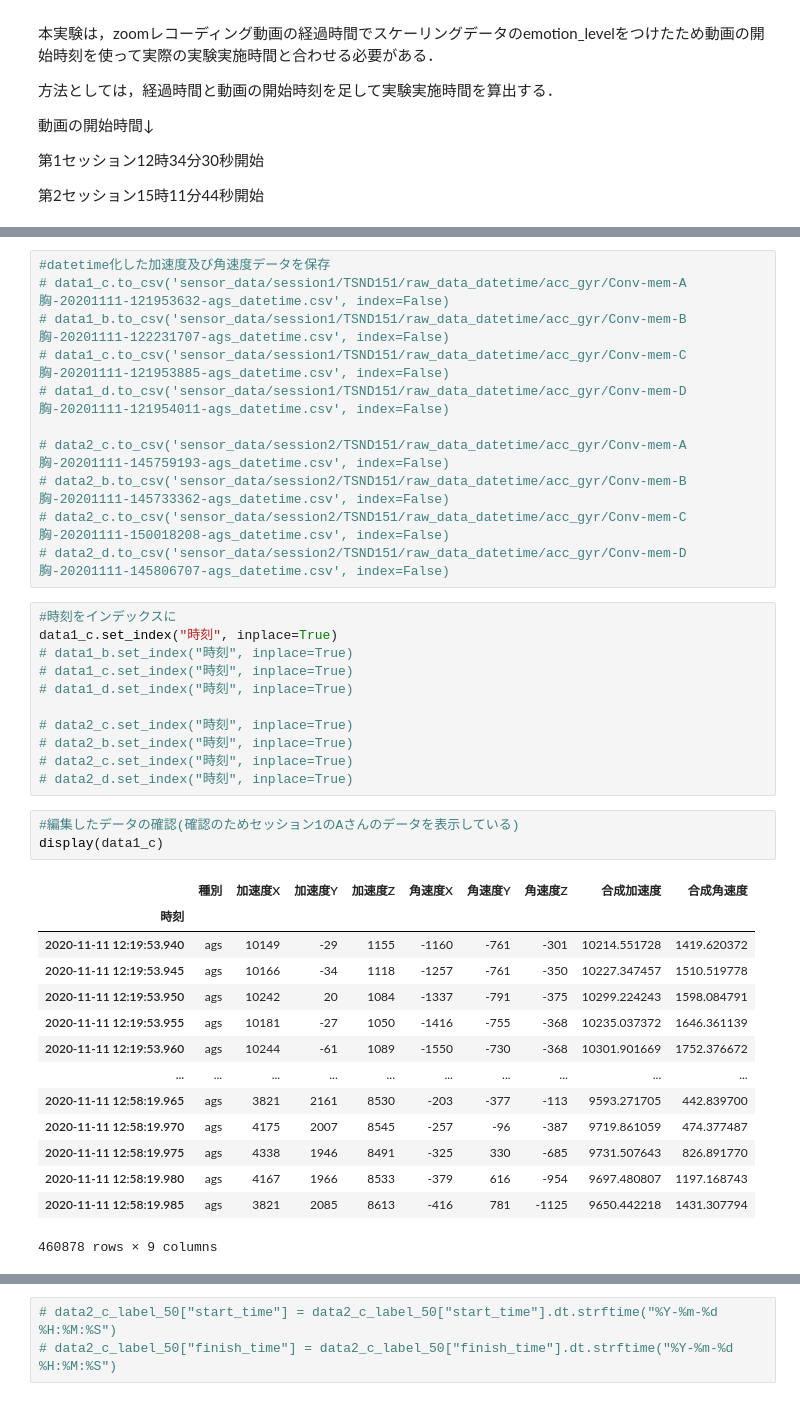
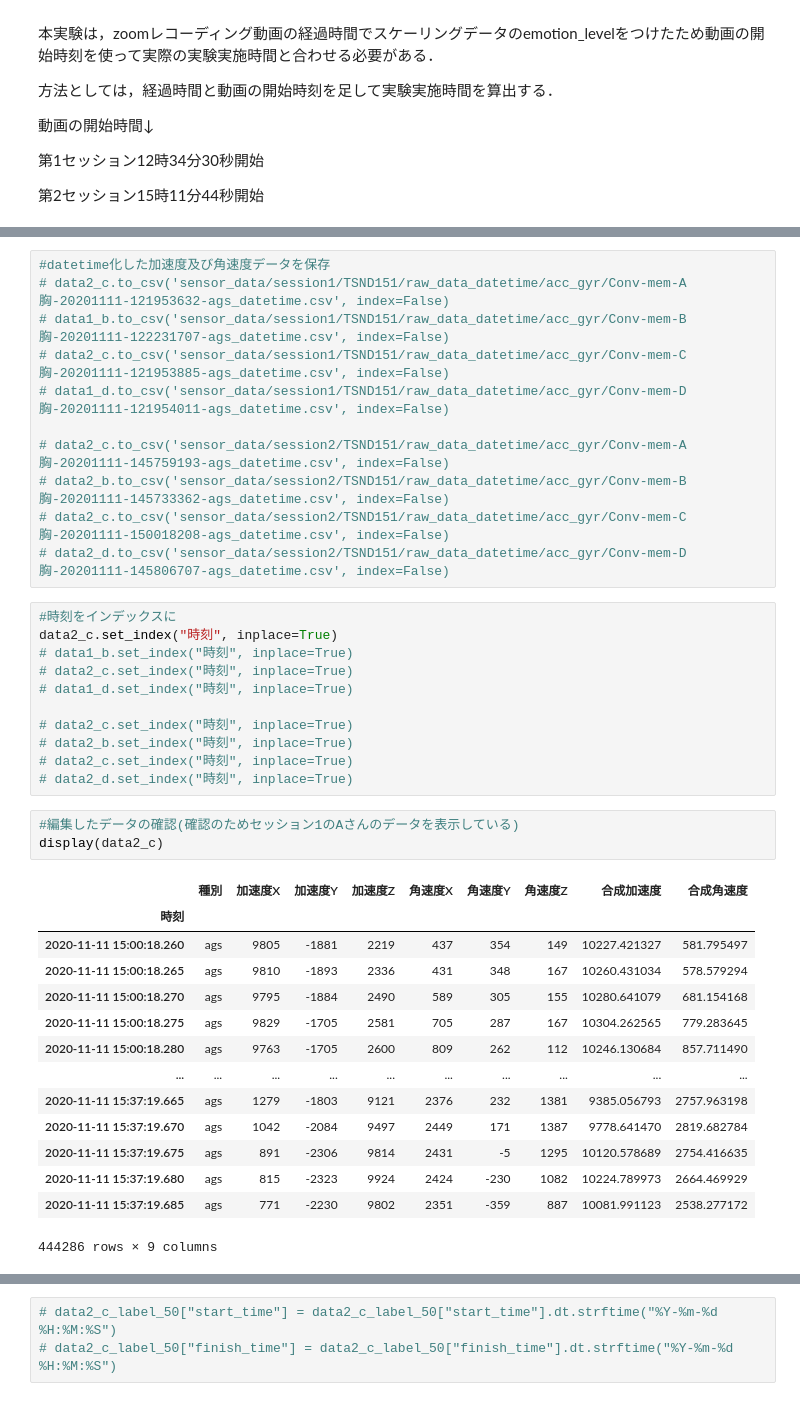
Before and after one commit to aki-1125/exp_gd_20201111, a Jupyter notebook: acc_gyr_gd_20201111_C.ipynb, the cells around one changed output, grey strips where cells are left out. Saved outputs shown, nothing was run; the diff lists cells and outputs as text.

```diff
--- a/acc_gyr_gd_20201111_C.ipynb
+++ b/acc_gyr_gd_20201111_C.ipynb
@@ -339,9 +338,9 @@ display(data1_c_label_80)
 # data2_c_label_80.to_csv('emotion_label/label_datetime/emotion_D_20201111_2_datetime.csv', index=False)
 # %%
 #datetime化した加速度及び角速度データを保存
-# data1_c.to_csv('sensor_data/session1/TSND151/raw_data_datetime/acc_gyr/Conv-mem-A胸-20201111-121953632-ags_datetime.csv', index=False)
+# data2_c.to_csv('sensor_data/session1/TSND151/raw_data_datetime/acc_gyr/Conv-mem-A胸-20201111-121953632-ags_datetime.csv', index=False)
 # data1_b.to_csv('sensor_data/session1/TSND151/raw_data_datetime/acc_gyr/Conv-mem-B胸-20201111-122231707-ags_datetime.csv', index=False)
-# data1_c.to_csv('sensor_data/session1/TSND151/raw_data_datetime/acc_gyr/Conv-mem-C胸-20201111-121953885-ags_datetime.csv', index=False)
+# data2_c.to_csv('sensor_data/session1/TSND151/raw_data_datetime/acc_gyr/Conv-mem-C胸-20201111-121953885-ags_datetime.csv', index=False)
 # data1_d.to_csv('sensor_data/session1/TSND151/raw_data_datetime/acc_gyr/Conv-mem-D胸-20201111-121954011-ags_datetime.csv', index=False)
 
 # data2_c.to_csv('sensor_data/session2/TSND151/raw_data_datetime/acc_gyr/Conv-mem-A胸-20201111-145759193-ags_datetime.csv', index=False)
@@ -350,9 +349,9 @@ display(data1_c_label_80)
 # data2_d.to_csv('sensor_data/session2/TSND151/raw_data_datetime/acc_gyr/Conv-mem-D胸-20201111-145806707-ags_datetime.csv', index=False)
 # %%
 #時刻をインデックスに
-data1_c.set_index("時刻", inplace=True)
+data2_c.set_index("時刻", inplace=True)
 # data1_b.set_index("時刻", inplace=True)
-# data1_c.set_index("時刻", inplace=True)
+# data2_c.set_index("時刻", inplace=True)
 # data1_d.set_index("時刻", inplace=True)
 
 # data2_c.set_index("時刻", inplace=True)
@@ -361,20 +360,20 @@ data1_c.set_index("時刻", inplace=True)
 # data2_d.set_index("時刻", inplace=True)
 # %%
 #編集したデータの確認(確認のためセッション1のAさんのデータを表示している)
-display(data1_c)
+display(data2_c)
 # %% [output]
 |  | 種別 | 加速度X | 加速度Y | 加速度Z | 角速度X | 角速度Y | 角速度Z | 合成加速度 | 合成角速度 |
 | 時刻 |  |  |  |  |  |  |  |  |  |
-| 2020-11-11 12:19:53.940 | ags | 10149 | -29 | 1155 | -1160 | -761 | -301 | 10214.551728 | 1419.620372 |
-| 2020-11-11 12:19:53.945 | ags | 10166 | -34 | 1118 | -1257 | -761 | -350 | 10227.347457 | 1510.519778 |
-| 2020-11-11 12:19:53.950 | ags | 10242 | 20 | 1084 | -1337 | -791 | -375 | 10299.224243 | 1598.084791 |
-| 2020-11-11 12:19:53.955 | ags | 10181 | -27 | 1050 | -1416 | -755 | -368 | 10235.037372 | 1646.361139 |
-| 2020-11-11 12:19:53.960 | ags | 10244 | -61 | 1089 | -1550 | -730 | -368 | 10301.901669 | 1752.376672 |
+| 2020-11-11 15:00:18.260 | ags | 9805 | -1881 | 2219 | 437 | 354 | 149 | 10227.421327 | 581.795497 |
+| 2020-11-11 15:00:18.265 | ags | 9810 | -1893 | 2336 | 431 | 348 | 167 | 10260.431034 | 578.579294 |
+| 2020-11-11 15:00:18.270 | ags | 9795 | -1884 | 2490 | 589 | 305 | 155 | 10280.641079 | 681.154168 |
+| 2020-11-11 15:00:18.275 | ags | 9829 | -1705 | 2581 | 705 | 287 | 167 | 10304.262565 | 779.283645 |
+| 2020-11-11 15:00:18.280 | ags | 9763 | -1705 | 2600 | 809 | 262 | 112 | 10246.130684 | 857.711490 |
 | ... | ... | ... | ... | ... | ... | ... | ... | ... | ... |
-| 2020-11-11 12:58:19.965 | ags | 3821 | 2161 | 8530 | -203 | -377 | -113 | 9593.271705 | 442.839700 |
-| 2020-11-11 12:58:19.970 | ags | 4175 | 2007 | 8545 | -257 | -96 | -387 | 9719.861059 | 474.377487 |
-| 2020-11-11 12:58:19.975 | ags | 4338 | 1946 | 8491 | -325 | 330 | -685 | 9731.507643 | 826.891770 |
-| 2020-11-11 12:58:19.980 | ags | 4167 | 1966 | 8533 | -379 | 616 | -954 | 9697.480807 | 1197.168743 |
-| 2020-11-11 12:58:19.985 | ags | 3821 | 2085 | 8613 | -416 | 781 | -1125 | 9650.442218 | 1431.307794 |
+| 2020-11-11 15:37:19.665 | ags | 1279 | -1803 | 9121 | 2376 | 232 | 1381 | 9385.056793 | 2757.963198 |
+| 2020-11-11 15:37:19.670 | ags | 1042 | -2084 | 9497 | 2449 | 171 | 1387 | 9778.641470 | 2819.682784 |
+| 2020-11-11 15:37:19.675 | ags | 891 | -2306 | 9814 | 2431 | -5 | 1295 | 10120.578689 | 2754.416635 |
+| 2020-11-11 15:37:19.680 | ags | 815 | -2323 | 9924 | 2424 | -230 | 1082 | 10224.789973 | 2664.469929 |
+| 2020-11-11 15:37:19.685 | ags | 771 | -2230 | 9802 | 2351 | -359 | 887 | 10081.991123 | 2538.277172 |
-460878 rows × 9 columns
+444286 rows × 9 columns
 # %%
```
Also changed, not shown: parts of 64 cells of this notebook, 1 other file.
